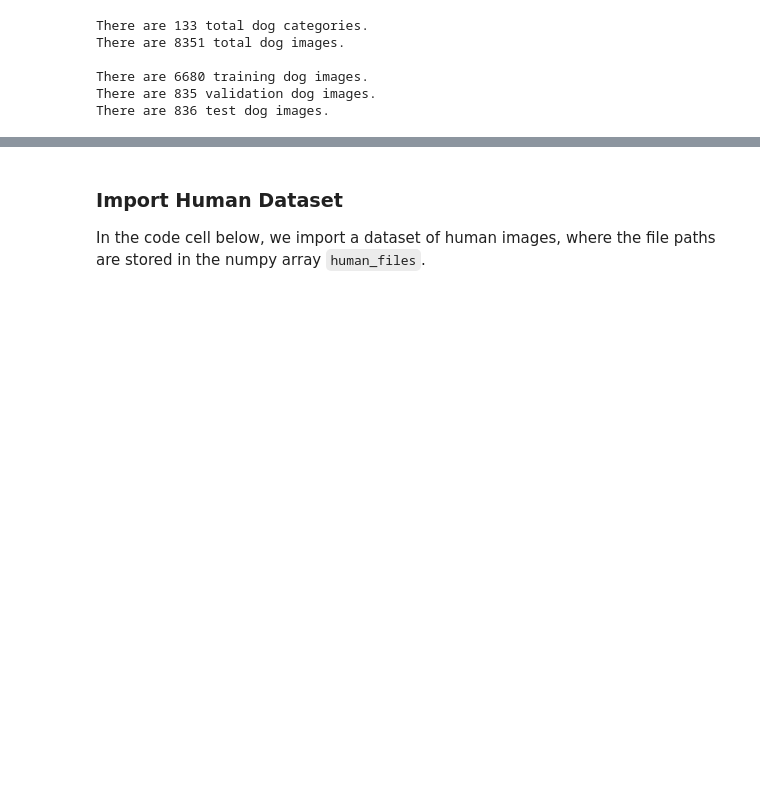
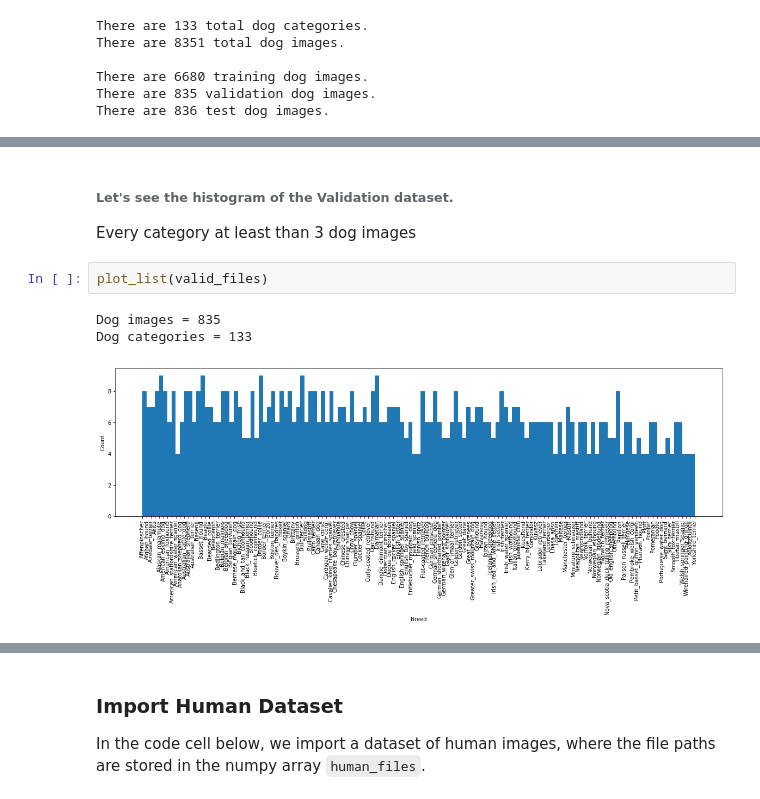
Before and after one commit to LLI-hub/CNN_Dog_Breed, a Jupyter notebook: dog_app.ipynb, the cells around one changed output, grey strips where cells are left out. Saved outputs shown, nothing was run; the diff lists cells and outputs as text; blank space fills up the shorter version.

```diff
--- a/dog_app.ipynb
+++ b/dog_app.ipynb
@@ -94,0 +136,9 @@ There are 836 test dog images.
+# %% [markdown]
+###### Let's see the histogram of the Validation dataset.
+ Every category at least than 3 dog images
+# %%
+plot_list(valid_files)
+# %% [output]
+Dog images = 835
+Dog categories = 133
+[figure, added]
```
Also changed, not shown: parts of 8 cells of this notebook.
